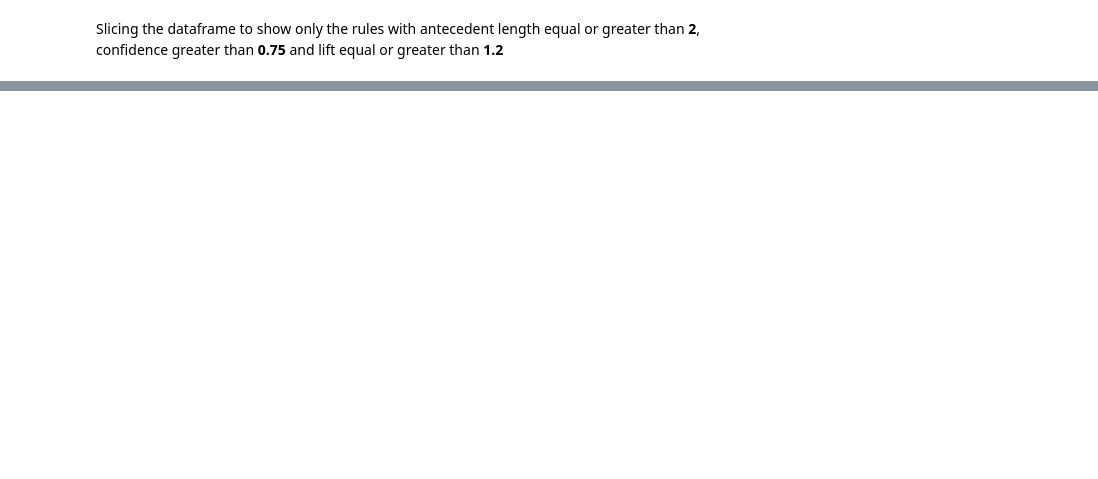
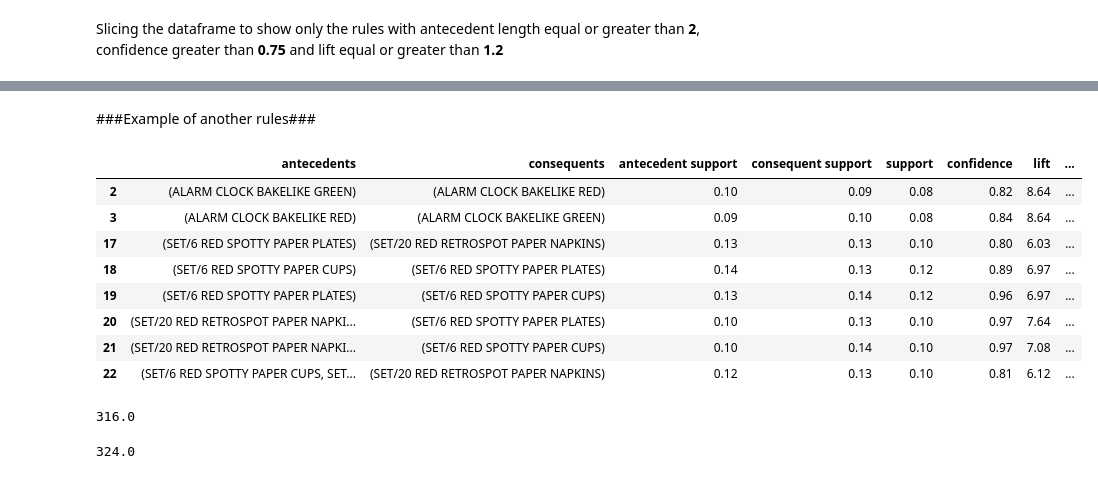
Before and after one commit to eduardodacostasoares/Data_Science, a Jupyter notebook: Association_rules.ipynb, the cells around one changed output, grey strips where cells are left out. Drawn from its saved outputs; the diff is of its cells as text; code cells hidden in the pictures; blank space fills up the shorter version.

```diff
--- a/Association_rules.ipynb
+++ b/Association_rules.ipynb
@@ -152,0 +197,6 @@ rules[rules['antecedents'] == {'Eggs', "Bean"}]
+# %%
+df['Description'] = df['Description'].str.strip()
+df.dropna(axis=0, subset=['InvoiceNo'], inplace=True )
+df['InvoiceNo'] = df['InvoiceNo'].astype('str')
+df = df[~df['InvoiceNo'].str.contains('C')]
+print(df.describe())
@@ -152,0 +215,7 @@ rules[rules['antecedents'] == {'Eggs', "Bean"}]
+# %%
+basket = (df[df['Country'] == 'France']
+          .groupby(['InvoiceNo', 'Description'])['Quantity']
+          .sum().unstack().reset_index().fillna(0)
+          .set_index('InvoiceNo'))
+
+print(basket.head())
@@ -152,0 +244,11 @@ rules[rules['antecedents'] == {'Eggs', "Bean"}]
+# %%
+def encode_units(x):
+  if x<=0:
+    return 0
+  if x>=1:
+    return 1
+
+basket_sets = basket.applymap(encode_units)
+basket_sets.drop('POSTAGE', inplace = True, axis = 1)
+
+print(basket_sets.head())
@@ -152,0 +295,8 @@ rules[rules['antecedents'] == {'Eggs', "Bean"}]
+# %%
+frequent_itemsets = apriori(basket_sets, min_support=0.07, use_colnames=True)
+print(frequent_itemsets)
+
+rules= association_rules(frequent_itemsets, metric="lift", min_threshold=1)
+
+print("\nSome generated association rules:\n", rules.head())
+print("\nDimensions of the rule matrix:\n", rules.shape)
@@ -152,0 +321,30 @@ rules[rules['antecedents'] == {'Eggs', "Bean"}]
+# %% [markdown]
+###Example of another rules###
+# %%
+rules[ (rules['lift'] >= 6) &
+       (rules['confidence'] >= 0.8) ]
+# %% [output]
+|  | antecedents | consequents | antecedent support | consequent support | support | confidence | lift | ... |
+| 2 | (ALARM CLOCK BAKELIKE GREEN) | (ALARM CLOCK BAKELIKE RED) | 0.10 | 0.09 | 0.08 | 0.82 | 8.64 | ... |
+| 3 | (ALARM CLOCK BAKELIKE RED) | (ALARM CLOCK BAKELIKE GREEN) | 0.09 | 0.10 | 0.08 | 0.84 | 8.64 | ... |
+| 17 | (SET/6 RED SPOTTY PAPER PLATES) | (SET/20 RED RETROSPOT PAPER NAPKINS) | 0.13 | 0.13 | 0.10 | 0.80 | 6.03 | ... |
+| 18 | (SET/6 RED SPOTTY PAPER CUPS) | (SET/6 RED SPOTTY PAPER PLATES) | 0.14 | 0.13 | 0.12 | 0.89 | 6.97 | ... |
+| 19 | (SET/6 RED SPOTTY PAPER PLATES) | (SET/6 RED SPOTTY PAPER CUPS) | 0.13 | 0.14 | 0.12 | 0.96 | 6.97 | ... |
+| 20 | (SET/20 RED RETROSPOT PAPER NAPKI... | (SET/6 RED SPOTTY PAPER PLATES) | 0.10 | 0.13 | 0.10 | 0.97 | 7.64 | ... |
+| 21 | (SET/20 RED RETROSPOT PAPER NAPKI... | (SET/6 RED SPOTTY PAPER CUPS) | 0.10 | 0.14 | 0.10 | 0.97 | 7.08 | ... |
+| 22 | (SET/6 RED SPOTTY PAPER CUPS, SET... | (SET/20 RED RETROSPOT PAPER NAPKINS) | 0.12 | 0.13 | 0.10 | 0.81 | 6.12 | ... |
+# %%
+#How many rules "to buy" an 'ALARM CLOCK BAKELIKE RED'?
+
+basket['ALARM CLOCK BAKELIKE RED'].sum()
+# %% [output]
+316.0
+# %%
+#How many rules did buy an "ALARM CLOCK BAKELIKE GREEN" and "SET 10 NIGHT OWL LIGHTS"?
+
+s1 = basket['ALARM CLOCK BAKELIKE RED'].sum()
+s2 = basket['SET 10 NIGHT OWL LIGHTS'].sum()
+
+print(s1+s2)
+# %% [output]
+324.0
```
Also changed, not shown: parts of 24 cells of this notebook.
